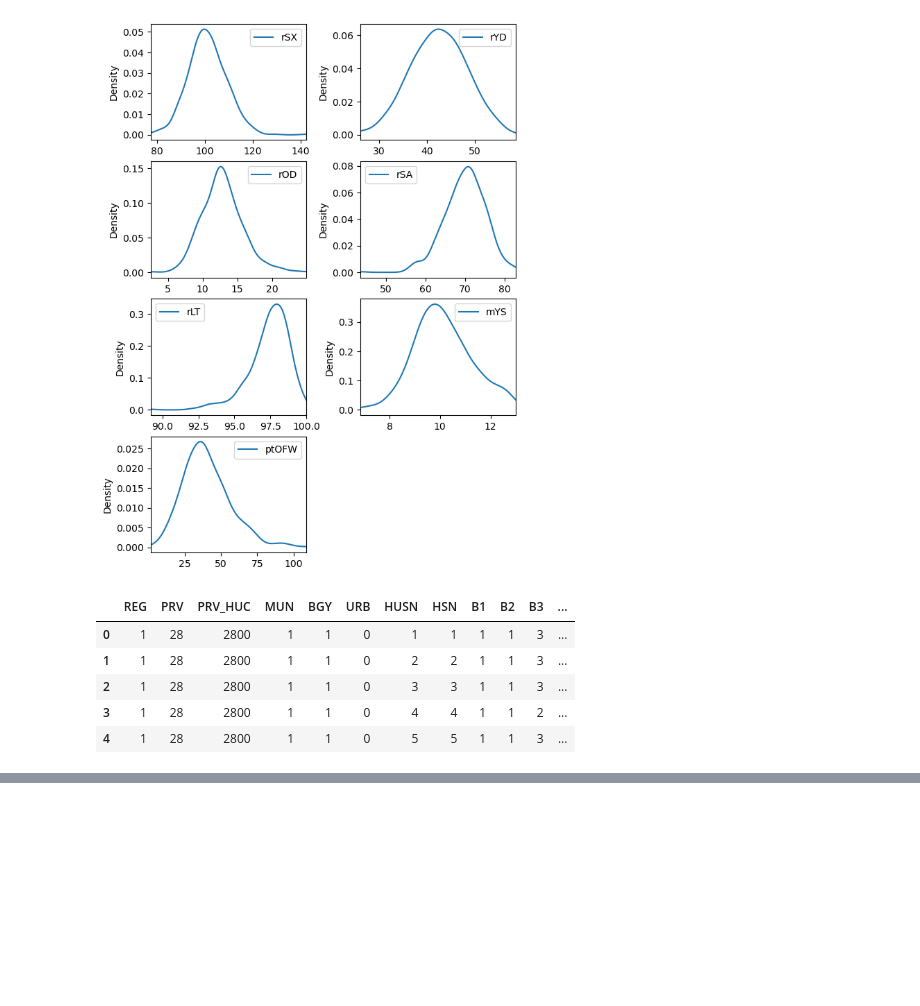
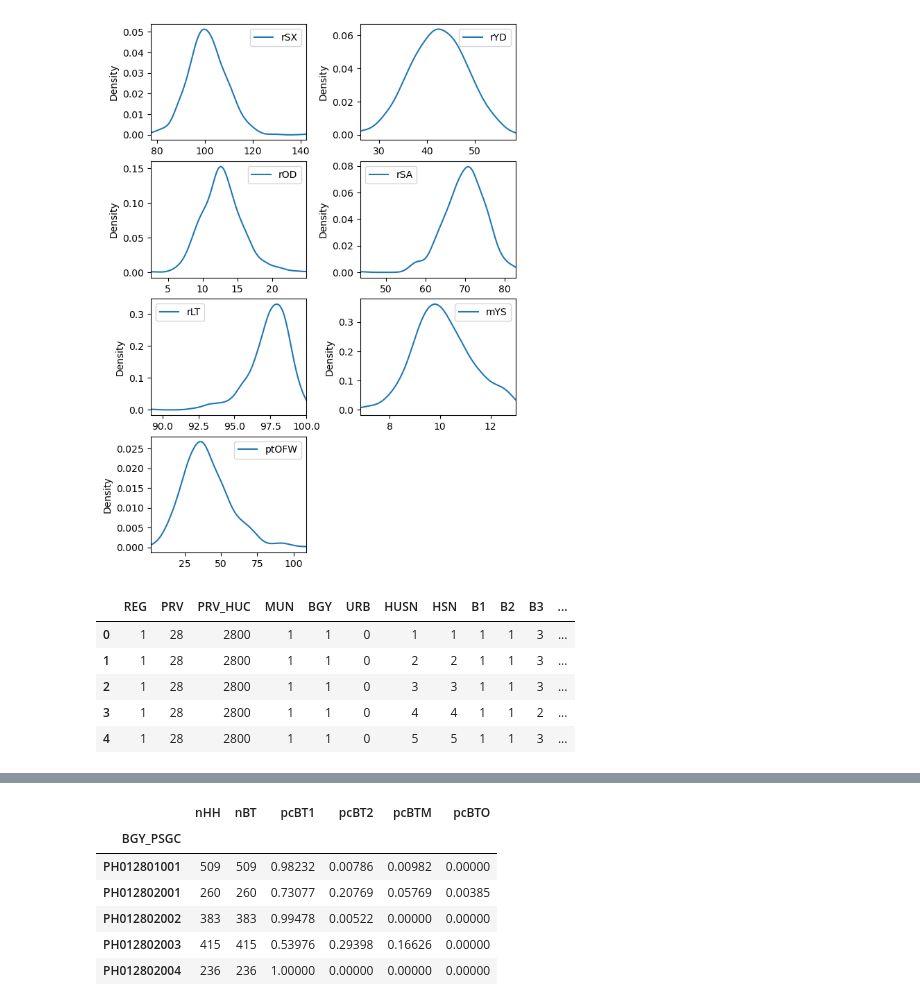
Before and after one commit to jeromemaiquez/psa_cph, a Jupyter notebook: notebooks/test.ipynb, the cells around one changed output, grey strips where cells are left out. Saved outputs shown, nothing was run; the diff lists cells and outputs as text; code cells hidden in the pictures; blank space fills up the shorter version.

```diff
--- a/notebooks/test.ipynb
+++ b/notebooks/test.ipynb
@@ -175,0 +177,29 @@ df_hhv_brgy.head()
+# %%
+is_single_house = df_test_hh.set_index("BGY_PSGC")["B1"] == 1
+is_duplex = df_test_hh.set_index("BGY_PSGC")["B1"] == 2
+is_multi_unit_residential = df_test_hh.set_index("BGY_PSGC")["B1"] == 3
+is_BT_not_reported = df_test_hh.set_index("BGY_PSGC")["B1"] == 9
+
+# nBT0 = is_BT_not_reported.groupby("BGY_PSGC").sum()
+# BT_not_reported = pd.concat([df_test_hh["BGY_PSGC"], is_BT_not_reported], axis=1)
+
+# nHH_BT_not_reported = df_hhv_brgy["nHH"] - nBT0
+# nHH_BT_not_reported
+
+df_hhv_brgy["nBT"] = df_hhv_brgy["nHH"] - is_BT_not_reported.groupby("BGY_PSGC").sum()
+df_hhv_brgy["pcBT1"] = round(is_single_house.groupby("BGY_PSGC").sum() / df_hhv_brgy["nBT"], 6)
+df_hhv_brgy["pcBT2"] = round(is_duplex.groupby("BGY_PSGC").sum() / df_hhv_brgy["nBT"], 6)
+df_hhv_brgy["pcBTM"] = round(is_multi_unit_residential.groupby("BGY_PSGC").sum() / df_hhv_brgy["nBT"], 6)
+df_hhv_brgy["pcBTO"] = round(1.0 - df_hhv_brgy[["pcBT1", "pcBT2", "pcBTM"]].sum(axis=1), 6)
+
+df_hhv_brgy = df_hhv_brgy.round(5)
+
+df_hhv_brgy.head()
+# %% [output]
+|  | nHH | nBT | pcBT1 | pcBT2 | pcBTM | pcBTO |
+| BGY_PSGC |  |  |  |  |  |  |
+| PH012801001 | 509 | 509 | 0.98232 | 0.00786 | 0.00982 | 0.00000 |
+| PH012802001 | 260 | 260 | 0.73077 | 0.20769 | 0.05769 | 0.00385 |
+| PH012802002 | 383 | 383 | 0.99478 | 0.00522 | 0.00000 | 0.00000 |
+| PH012802003 | 415 | 415 | 0.53976 | 0.29398 | 0.16626 | 0.00000 |
+| PH012802004 | 236 | 236 | 1.00000 | 0.00000 | 0.00000 | 0.00000 |
```
Also changed, not shown: parts of 5 cells of this notebook.
